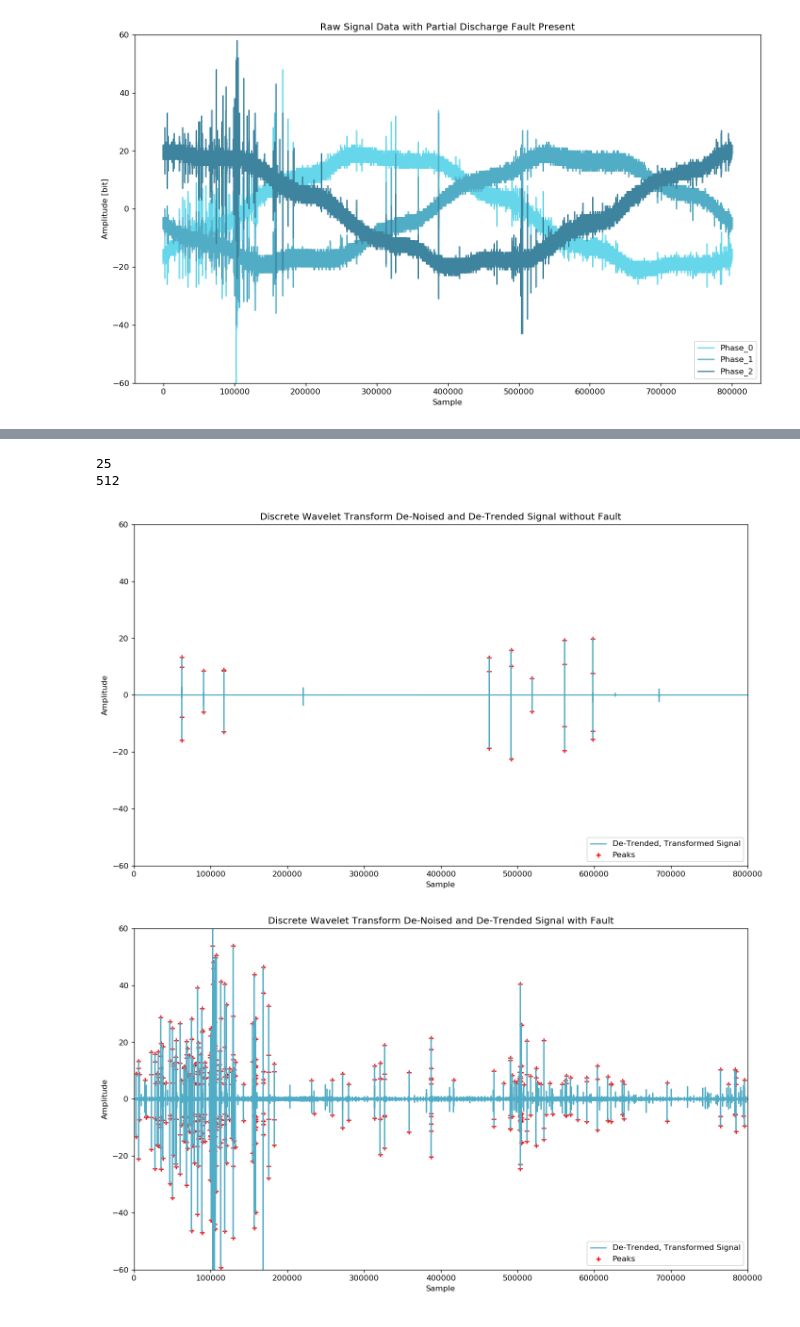
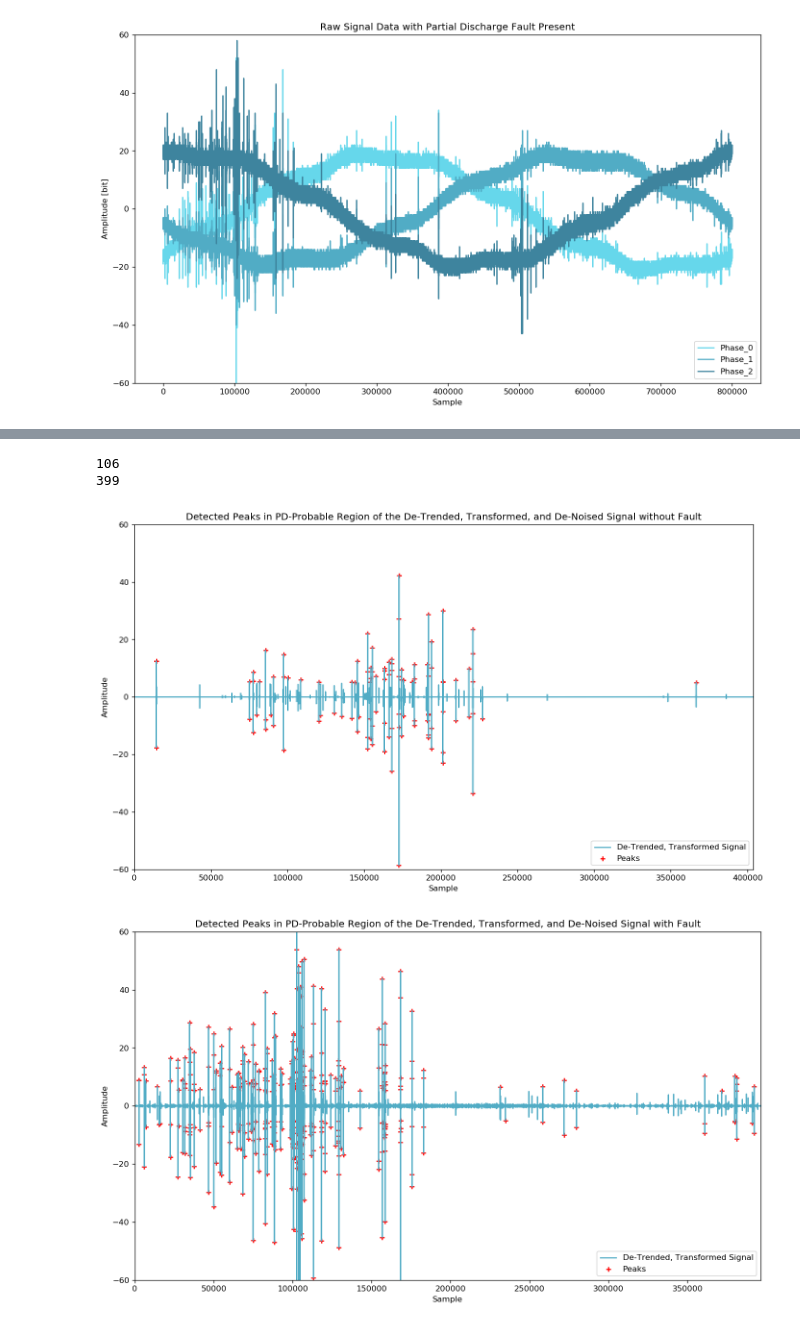
Before and after one commit to jeffreyegan/VSB_Power_Line_Fault_Detection, a Jupyter notebook: VSB_Final.ipynb, the cells around one changed output, grey strips where cells are left out. Cells and saved outputs as stored; diff of their text form; code cells hidden in the pictures.

```diff
--- a/VSB_Final.ipynb
+++ b/VSB_Final.ipynb
@@ -48,8 +48,6 @@ from matplotlib import pyplot as plt
 import seaborn as sns
 # %%
 subset_train = pq.read_pandas("/home/jeffrey/repos/VSB_Power_Line_Fault_Detection/source_data/train.parquet", columns=[str(i) for i in range(9)]).to_pandas()
-# %%
-subset_train = pq.read_pandas("/home/jeffrey/repos/VSB_Power_Line_Fault_Detection/source_data/train.parquet", columns=[str(i) for i in range(33,36)]).to_pandas()
 # %%
 fig=plt.figure(figsize=(14, 8), dpi= 120, facecolor='w', edgecolor='k')
 plot_labels = ['Phase_0', 'Phase_1', 'Phase_2']
@@ -108,6 +106,6 @@ def waveletSmooth( x, wavelet="db4", level=1, title=None ):
     return y
 title0 = 'Discrete Wavelet Transform De-Noised Signal without Fault'
 title1 = 'Discrete Wavelet Transform De-Noised Signal with Fault'
-signal_0 =  waveletSmooth(subset_train["8"], wavelet="db4", level=1, title=title0 )
+signal_0 =  waveletSmooth(subset_train["0"], wavelet="db4", level=1, title=title0 )
 signal_1 =  waveletSmooth(subset_train["3"], wavelet="db4", level=1, title=title1 )
 # %% [output]
@@ -115,0 +153,7 @@ signal_1 =  waveletSmooth(subset_train["3"], wavelet="db4", level=1, title=title
+# %%
+def find_pd_probable(signal_fit, condition):
+    first_derivative = np.gradient(signal_fit)
+    return [i for i, elem in enumerate(first_derivative) if condition(elem)]
+
+high_prob_region0 = find_pd_probable(signal_fit0, lambda e: e>0)
+high_prob_region1 = find_pd_probable(signal_fit1, lambda e: e>0)
@@ -158,44 +226,44 @@ print(signal_0)
 # %%
-import peakutils
+#import peakutils
 
 def find_peaks(signal, title):
     thresh = 0.7
     thresh = 5.0
     min_d = 1
 
     #peaks = peakutils.indexes(1.0*(signal), thres=thresh, min_dist=min_d)  # where peaks are
-    peaks = np.argwhere(signal > thresh).tolist()
+    peaks = np.argwhere(signal > thresh)
     #valleys = peakutils.indexes(-1.0*(signal), thres=thresh, min_dist=min_d)  # where peaks are
-    valleys = np.array(np.argwhere(signal < -thresh)).tolist()
+    valleys = np.array(np.argwhere(signal < -thresh))
     pois = np.sort(np.concatenate((peaks, valleys)))
 
     peak_indexes = []
     for pk in pois:
         peak_indexes.append(pk[0])
 
     f, ax = plt.subplots(figsize=(14, 8), dpi= 120, facecolor='w', edgecolor='k')
     blues = ["#66D7EB", "#51ACC5", "#3E849E", "#2C5F78", "#1C3D52", "#0E1E2B"]
     #plt.plot( x.diff(), color="#66D7EB", alpha=0.5, label="De-Trended, Original Signal")
     plt.plot( signal, color="#51ACC5", label="De-Trended, Transformed Signal" )
     plt.scatter(peak_indexes, signal[peak_indexes], marker="+", color="red", label="Peaks" )
     plt.ylim((-25, 20))
     plt.ylim((-60, 60))
     plt.xlim((320700, 320800))
     plt.xlabel('Sample')
     plt.ylabel('Amplitude')
     plt.legend(loc='lower right')
     if title:
         ax.set_title(title)
     ax.set_xlim((0,len(signal)))
     print(len(peak_indexes))
-    return peak_indexes
+    return np.sort(peak_indexes)
 
-title0 = 'Discrete Wavelet Transform De-Noised and De-Trended Signal without Fault'
-title1 = 'Discrete Wavelet Transform De-Noised and De-Trended Signal with Fault'
-peak_indexes0 = find_peaks(signal_0, title=title0 )
-peak_indexes1 = find_peaks(signal_1, title=title1 )
+title0 = 'Detected Peaks in PD-Probable Region of the De-Trended, Transformed, and De-Noised Signal without Fault'
+title1 = 'Detected Peaks in PD-Probable Region of the De-Trended, Transformed, and De-Noised Signal with Fault'
+peak_indexes0 = find_peaks(signal_0hp, title=title0 )
+peak_indexes1 = find_peaks(signal_1hp, title=title1 )
 # %% [output]
-25
-512
+106
+399
-[figure, old version]
+[figure, new version]
-[figure, old version]
+[figure, new version]
```
Also changed, not shown: parts of 19 cells of this notebook, 58 other files.
